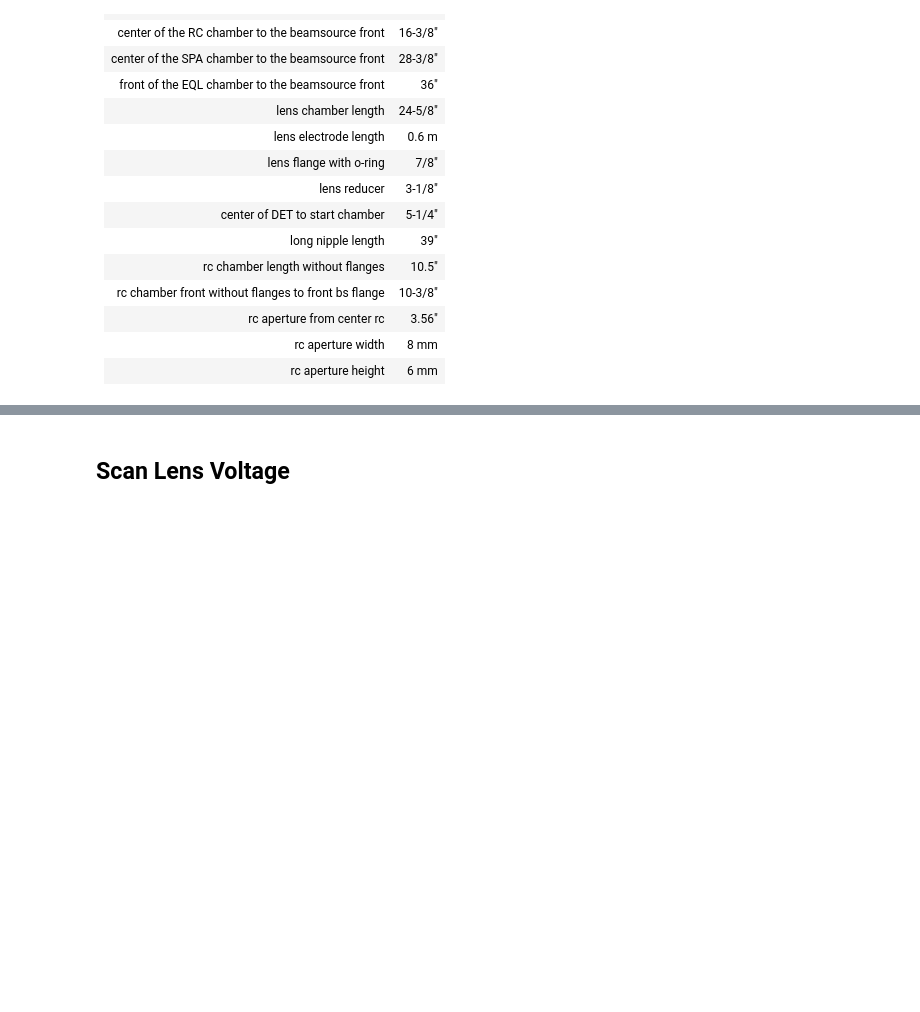
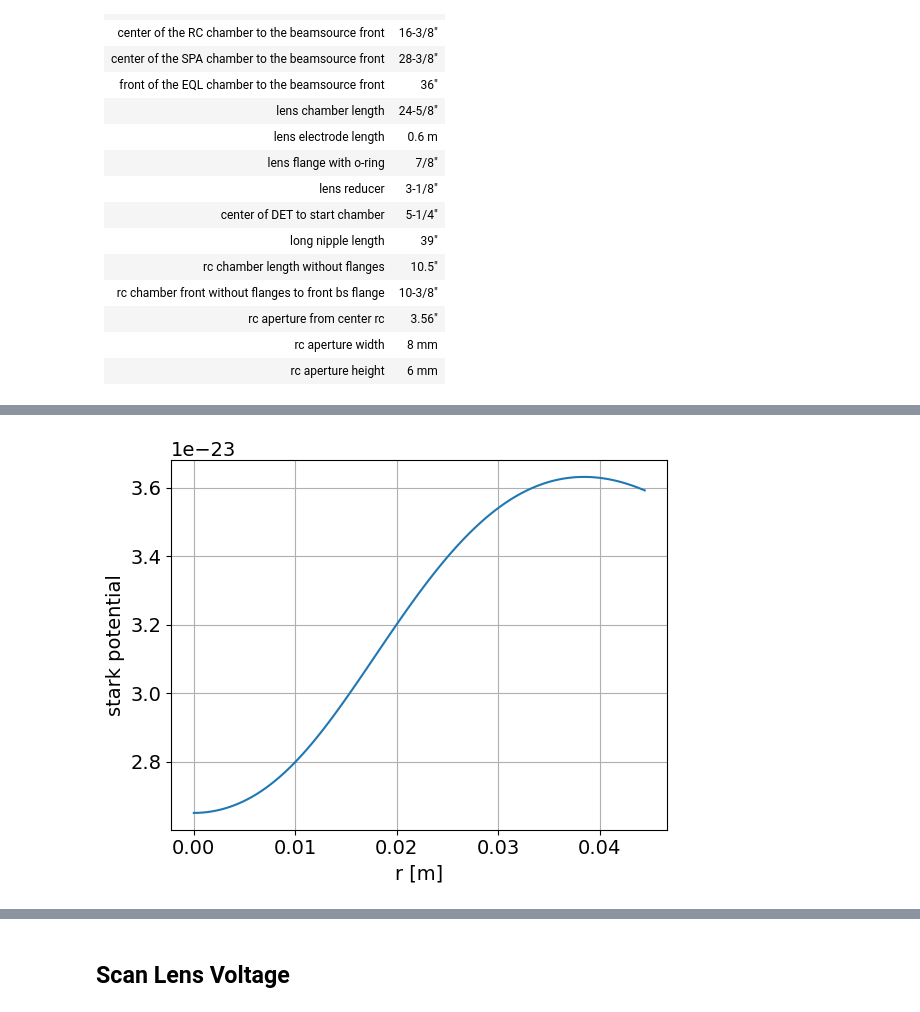
Before and after one commit to zhouperry/CeNTREX-trajectories, a Jupyter notebook: examples/CeNTREX beamline lens testing.ipynb, the cells around one changed output, grey strips where cells are left out. Drawn from its saved outputs; the diff is of its cells as text; code cells hidden in the pictures; blank space fills up the shorter version.

Commit message:
add possibility to load custom stark potentials

```diff
--- a/examples/CeNTREX beamline lens testing.ipynb
+++ b/examples/CeNTREX beamline lens testing.ipynb
@@ -289,0 +289,11 @@ Error:
+# %%
+r = np.linspace(0, 2*R, 101)
+fig, ax = plt.subplots()
+ax.plot(r, eql.stark_potential(r, 0, 0))
+
+ax.set_xlabel("r [m]")
+ax.set_ylabel("stark potential")
+
+ax.grid(True)
+# %% [output]
+[figure, added]
```
Also changed, not shown: parts of 9 cells of this notebook, 5 other files.
